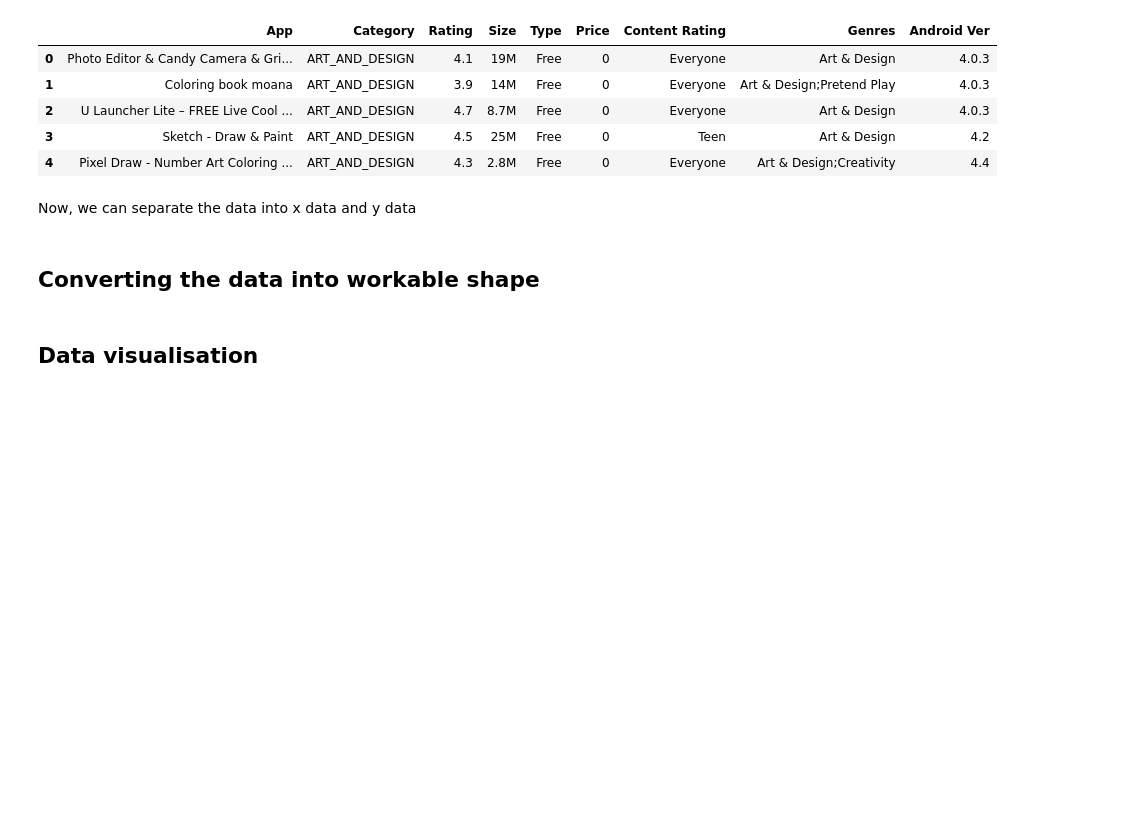
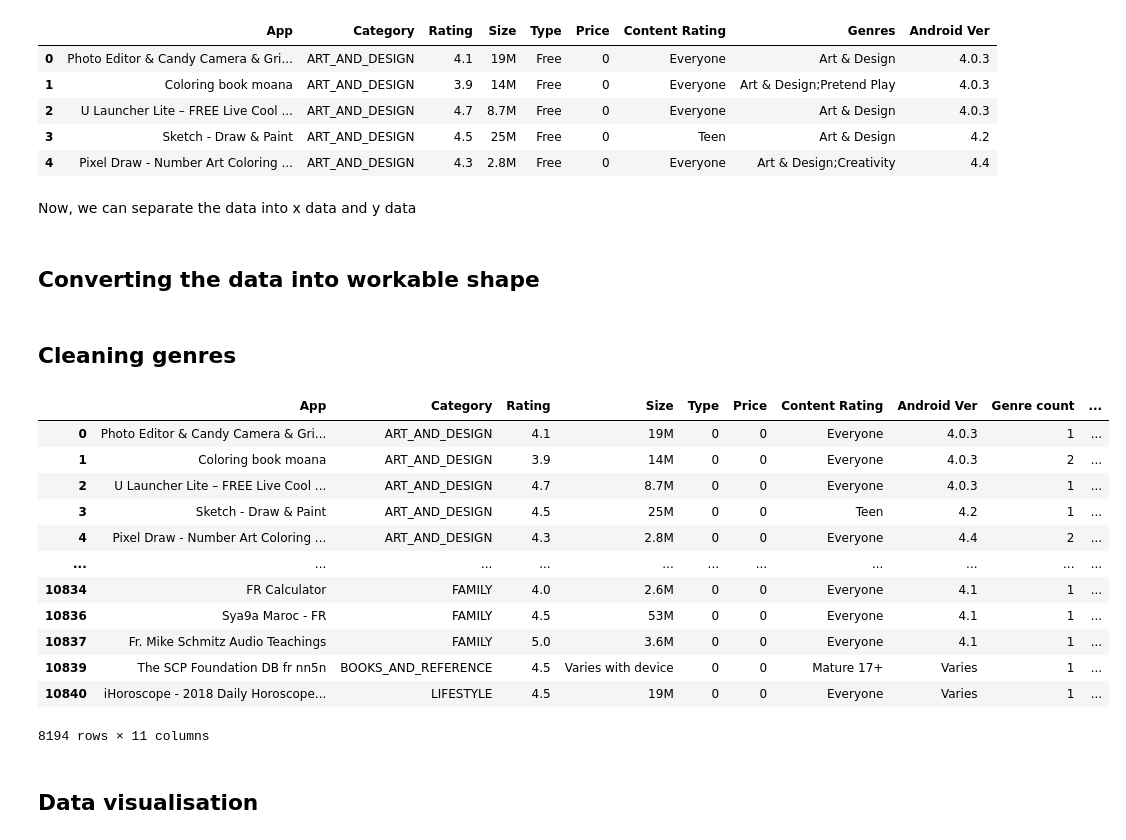
Before and after one commit to Iliaromanov/Google-Play-App-Rating-Prediction, a Jupyter notebook: data_exploration.ipynb, the cells around one changed output. Saved outputs shown, nothing was run; the diff lists cells and outputs as text; code cells hidden in the pictures; blank space fills up the shorter version.

```diff
--- a/data_exploration.ipynb
+++ b/data_exploration.ipynb
@@ -136,3 +154,5 @@ app_data[(app_data["Type"] == "0")]
 # creating instance of labelencoder
 labelencoder = LabelEncoder()
 app_data['Type'] = labelencoder.fit_transform(app_data['Type'])
+# %% [markdown]
+## Cleaning genres
@@ -139,2 +172,18 @@ app_data['Type'] = labelencoder.fit_transform(app_data['Type'])
+# %%
+app_data.drop(columns=["Genres"])
+# %% [output]
+|  | App | Category | Rating | Size | Type | Price | Content Rating | Android Ver | Genre count | ... |
+| 0 | Photo Editor & Candy Camera & Gri... | ART_AND_DESIGN | 4.1 | 19M | 0 | 0 | Everyone | 4.0.3 | 1 | ... |
+| 1 | Coloring book moana | ART_AND_DESIGN | 3.9 | 14M | 0 | 0 | Everyone | 4.0.3 | 2 | ... |
+| 2 | U Launcher Lite – FREE Live Cool ... | ART_AND_DESIGN | 4.7 | 8.7M | 0 | 0 | Everyone | 4.0.3 | 1 | ... |
+| 3 | Sketch - Draw & Paint | ART_AND_DESIGN | 4.5 | 25M | 0 | 0 | Teen | 4.2 | 1 | ... |
+| 4 | Pixel Draw - Number Art Coloring ... | ART_AND_DESIGN | 4.3 | 2.8M | 0 | 0 | Everyone | 4.4 | 2 | ... |
+| ... | ... | ... | ... | ... | ... | ... | ... | ... | ... | ... |
+| 10834 | FR Calculator | FAMILY | 4.0 | 2.6M | 0 | 0 | Everyone | 4.1 | 1 | ... |
+| 10836 | Sya9a Maroc - FR | FAMILY | 4.5 | 53M | 0 | 0 | Everyone | 4.1 | 1 | ... |
+| 10837 | Fr. Mike Schmitz Audio Teachings | FAMILY | 5.0 | 3.6M | 0 | 0 | Everyone | 4.1 | 1 | ... |
+| 10839 | The SCP Foundation DB fr nn5n | BOOKS_AND_REFERENCE | 4.5 | Varies with device | 0 | 0 | Mature 17+ | Varies | 1 | ... |
+| 10840 | iHoroscope - 2018 Daily Horoscope... | LIFESTYLE | 4.5 | 19M | 0 | 0 | Everyone | Varies | 1 | ... |
+8194 rows × 11 columns
 # %% [markdown]
 ## Data visualisation
```
Also changed, not shown: parts of 5 cells of this notebook.
